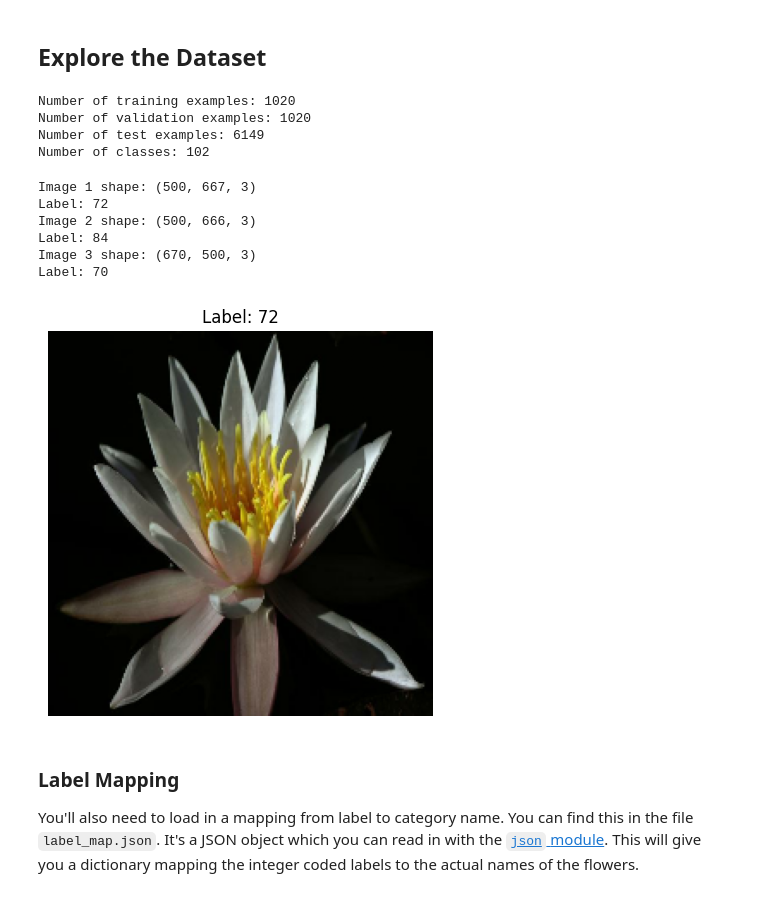
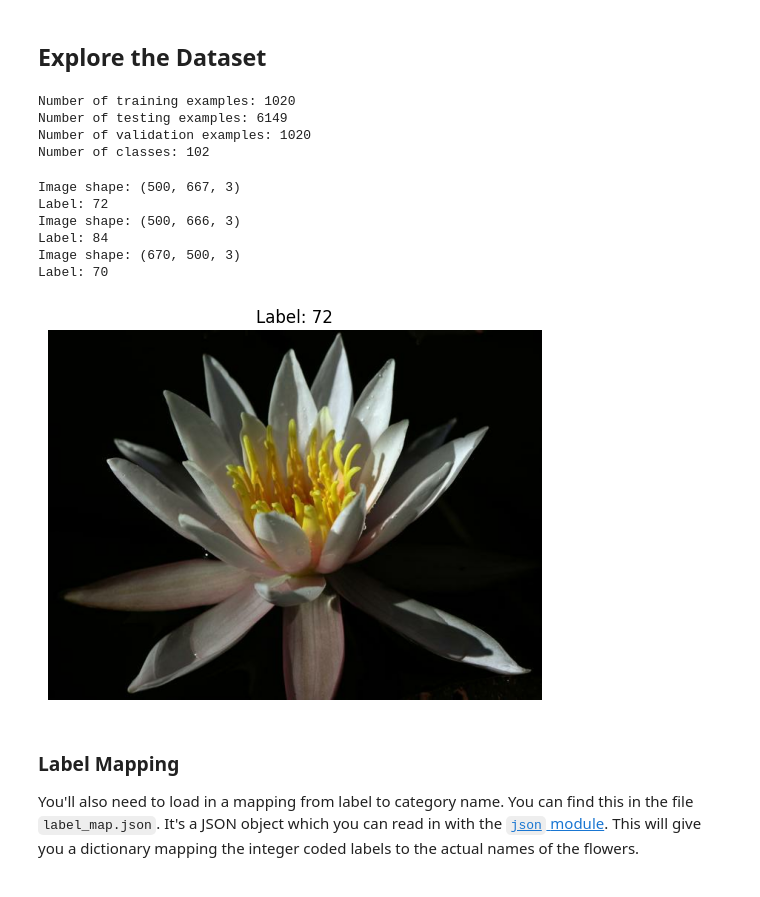
Before and after one commit to bigboy92/fend-matching-game, a Jupyter notebook: Project_Image_Classifier_Project.ipynb, the cells around one changed output. Cells and saved outputs as stored; diff of their text form; code cells hidden in the pictures.

```diff
--- a/Project_Image_Classifier_Project.ipynb
+++ b/Project_Image_Classifier_Project.ipynb
@@ -51,64 +56,49 @@ Dl Completed...: 0 url [00:00, ? url/s]
 # %% [markdown]
 ## Explore the Dataset
 # %%
-# Explore the Dataset
+# TODO: Get the number of examples in each set from the dataset info.
 
-# TODO: Get the number of examples in each set from the dataset info.
-num_train_examples = info.splits['train'].num_examples
-num_validation_examples = info.splits['validation'].num_examples
-num_test_examples = info.splits['test'].num_examples
+num_train_examples = dataset_info.splits['train'].num_examples
+num_test_examples = dataset_info.splits['test'].num_examples
+num_validation_examples = dataset_info.splits['validation'].num_examples
+
 print(f"Number of training examples: {num_train_examples}")
+print(f"Number of testing examples: {num_test_examples}")
 print(f"Number of validation examples: {num_validation_examples}")
-print(f"Number of test examples: {num_test_examples}")
+# TODO: Get the number of classes in the dataset from the dataset info.
 
-# TODO: Get the number of classes in the dataset from the dataset info.
-num_classes = info.features['label'].num_classes
+num_classes = dataset_info.features['label'].num_classes
 print(f"Number of classes: {num_classes}")
 # %% [output]
 Number of training examples: 1020
+Number of testing examples: 6149
 Number of validation examples: 1020
-Number of test examples: 6149
 Number of classes: 102
 # %%
 # TODO: Print the shape and corresponding label of 3 images in the training set.
-for i, (image, label) in enumerate(train_dataset.take(3)):
-    print(f"Image {i+1} shape: {image.shape}")
+
+for image, label in train_dataset.take(3):  # Take 3 examples from the training set
+    print(f"Image shape: {image.shape}")
     print(f"Label: {label.numpy()}")
 # %% [output]
-Image 1 shape: (500, 667, 3)
+Image shape: (500, 667, 3)
 Label: 72
-Image 2 shape: (500, 666, 3)
+Image shape: (500, 666, 3)
 Label: 84
-Image 3 shape: (670, 500, 3)
+Image shape: (670, 500, 3)
 Label: 70
-# %%
-# Define the image size constant
-IMG_SIZE = 224  # Resize images to 224x224 pixels
-
-# Redefine preprocess_image function
-def preprocess_image(image, label):
-    """Resize and normalize images."""
-    # Resize the image to 224x224 pixels
-    image = tf.image.resize(image, (IMG_SIZE, IMG_SIZE))
-    # Normalize the image to the range [0, 1]
-    image = image / 255.0
-    return image, label
-
-# Plot 1 image from the raw training dataset
-raw_train_dataset = dataset['train']  # Use the raw training dataset directly
-
-for image, label in raw_train_dataset.take(1):  # Take one raw image-label pair
-    # Apply preprocessing
-    image, label = preprocess_image(image, label)
-
-    # Plot the image
-    plt.figure(figsize=(5, 5))
-    plt.imshow(image.numpy())  # Convert Tensor to NumPy array for display
-    plt.title(f"Label: {label.numpy()}")  # Display the corresponding label
-    plt.axis('off')
-    plt.show()
-# %% [output]
-[figure, removed]
+# %%
+# TODO: Plot 1 image from the training set. Set the title
+# of the plot to the corresponding image label.
+
+
+for image, label in train_dataset.take(1):  # Take one example
+    plt.imshow(image)  # Display the image
+    plt.title(f"Label: {label.numpy()}")  # Set the title to the label
+    plt.axis('off')  # Turn off axis
+    plt.show()  # Show the plot
+# %% [output]
+[figure, added]
 # %% [markdown]
 ### Label Mapping
 
```
Also changed, not shown: parts of 28 cells of this notebook.
